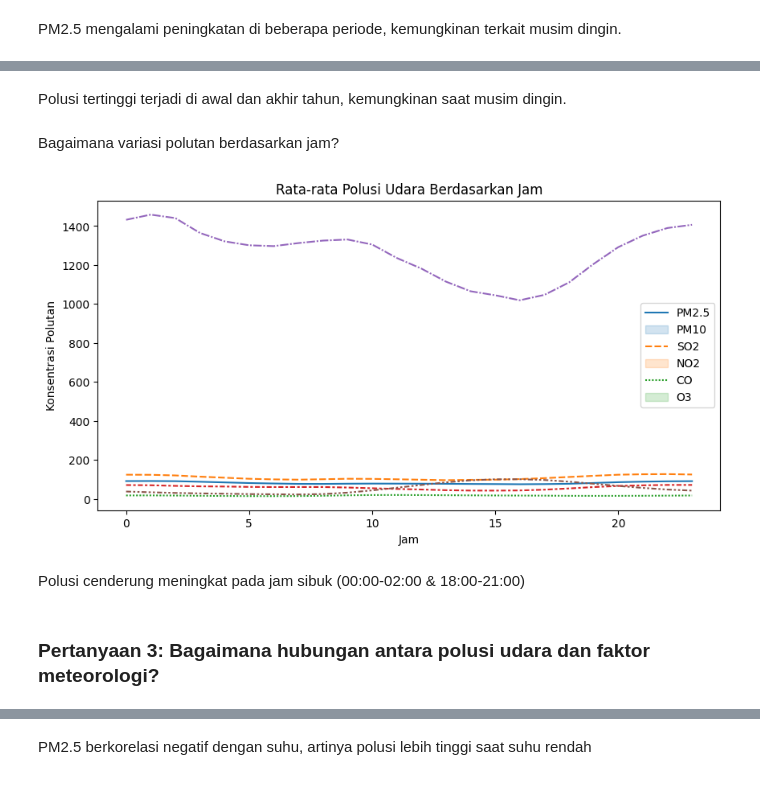
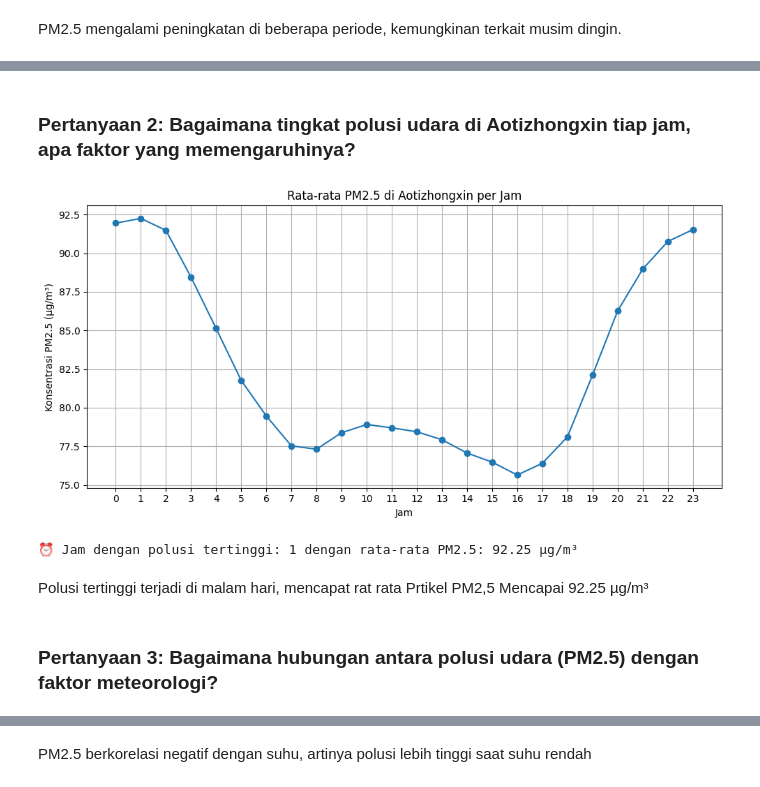
Before and after one commit to pratama404/Proyek-Analisis-Data, a Jupyter notebook: Proyek_Analisis_Data.ipynb, the cells around one changed output, grey strips where cells are left out. Cells and saved outputs as stored; diff of their text form; code cells hidden in the pictures.

```diff
--- a/Proyek_Analisis_Data.ipynb
+++ b/Proyek_Analisis_Data.ipynb
@@ -320,11 +308,0 @@ PM2.5 mengalami peningkatan di beberapa periode, kemungkinan terkait musim dingi
-# %%
-df['month'] = df.index.month
-monthly_avg = df.groupby('month')[pollutants].mean()
-
-plt.figure(figsize=(10, 5))
-sns.lineplot(data=monthly_avg)
-plt.title('Rata-rata Polusi Udara Berdasarkan Bulan')
-plt.xlabel('Bulan')
-plt.ylabel('Konsentrasi Polutan')
-plt.legend(labels=pollutants)
-plt.show()
@@ -333,21 +309,31 @@ plt.show()
-# %% [markdown]
-Polusi tertinggi terjadi di awal dan akhir tahun, kemungkinan saat musim dingin.
-# %% [markdown]
-Bagaimana variasi polutan berdasarkan jam?
-# %%
-df['hour'] = df.index.hour
-hourly_avg = df.groupby('hour')[pollutants].mean()
-
-plt.figure(figsize=(10, 5))
-sns.lineplot(data=hourly_avg)
-plt.title('Rata-rata Polusi Udara Berdasarkan Jam')
-plt.xlabel('Jam')
-plt.ylabel('Konsentrasi Polutan')
-plt.legend(labels=pollutants)
-plt.show()
-# %% [output]
-[figure, removed]
-# %% [markdown]
-Polusi cenderung meningkat pada jam sibuk (00:00-02:00 & 18:00-21:00)
+# %% [markdown]
+### Pertanyaan 2: Bagaimana tingkat polusi udara di Aotizhongxin tiap jam, apa faktor yang memengaruhinya?
+# %%
+# Filter data hanya untuk stasiun Aotizhongxin
+df_aoti = df[df["station"] == "Aotizhongxin"]
+
+# Rata-rata polutan per jam
+df_aoti_hourly = df_aoti.groupby("hour")[selected_polutan].mean().reset_index()
+
+# Line chart
+plt.figure(figsize=(10, 5))
+plt.plot(df_aoti_hourly["hour"], df_aoti_hourly[selected_polutan], marker='o')
+
+plt.title(f'Rata-rata {selected_polutan} di Aotizhongxin per Jam')
+plt.xlabel('Jam')
+plt.ylabel(f'Konsentrasi {selected_polutan} (µg/m³)')
+plt.xticks(range(0, 24))
+plt.grid(True)
+plt.tight_layout()
+plt.show()
+
+# Cari jam dengan polusi tertinggi
+highest_hour = df_aoti_hourly.loc[df_aoti_hourly[selected_polutan].idxmax()]
+print(f"⏰ Jam dengan polusi tertinggi: {int(highest_hour['hour'])} dengan rata-rata {selected_polutan}: {highest_hour[selected_polutan]:.2f} µg/m³")
+# %% [output]
+[figure, added]
+⏰ Jam dengan polusi tertinggi: 1 dengan rata-rata PM2.5: 92.25 µg/m³
+# %% [markdown]
+Polusi tertinggi terjadi di malam hari, mencapat rat rata Prtikel PM2,5 Mencapai 92.25 µg/m³
 # %% [markdown]
-### Pertanyaan 3: Bagaimana hubungan antara polusi udara dan faktor meteorologi?
+### Pertanyaan 3: Bagaimana hubungan antara polusi udara (PM2.5) dengan faktor meteorologi?
```
Also changed, not shown: parts of 21 cells of this notebook, 2 other files.
